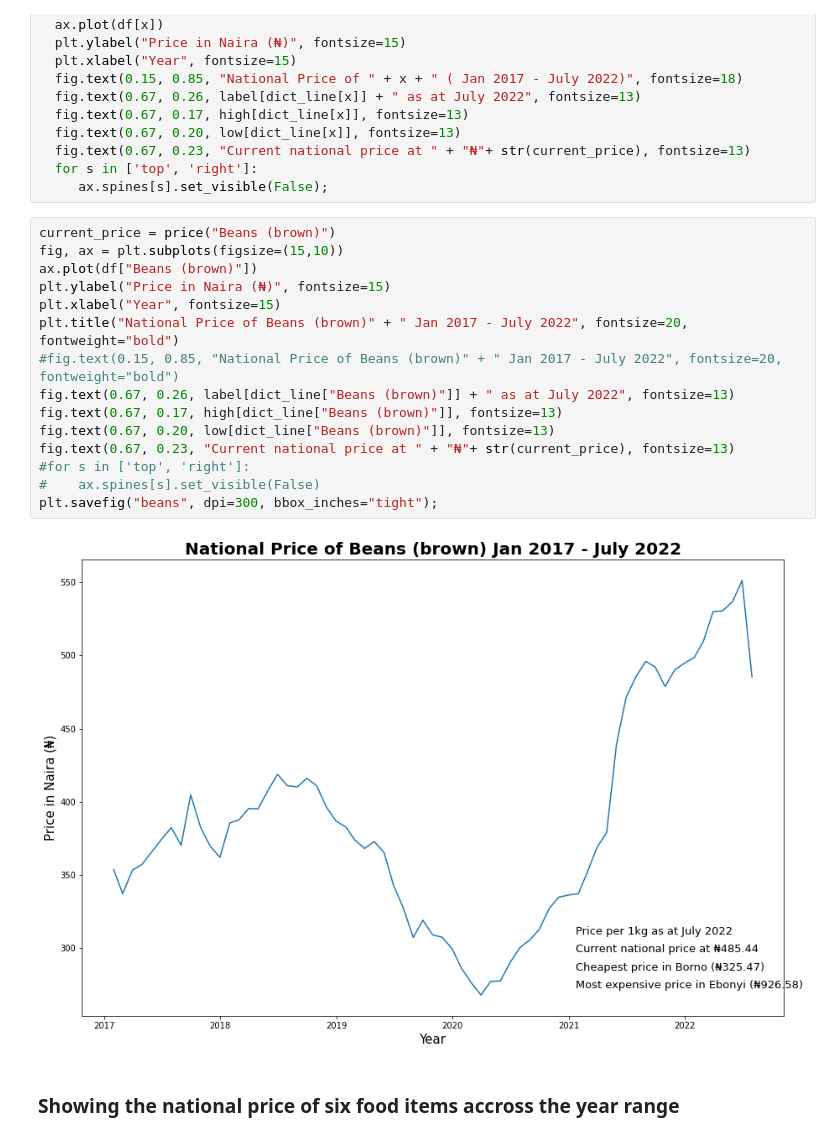
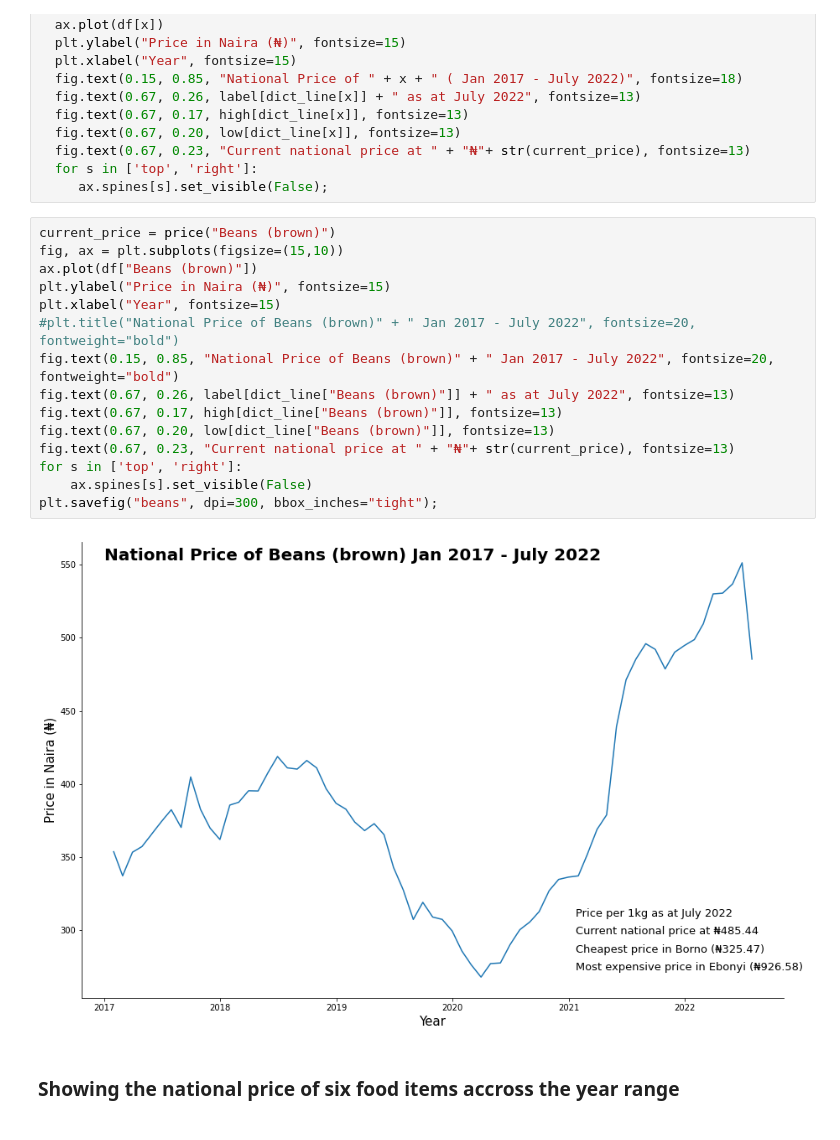
Before and after one commit to TheBlueZayn/Analysis-of-Nigerian-Food-Prices, a Jupyter notebook: prices.ipynb, the cells around one changed output. Drawn from its saved outputs; the diff is of its cells as text.

```diff
--- a/prices.ipynb
+++ b/prices.ipynb
@@ -138,20 +138,20 @@ def line(x):
 # %%
 current_price = price("Beans (brown)")
 fig, ax = plt.subplots(figsize=(15,10))
 ax.plot(df["Beans (brown)"])
 plt.ylabel("Price in Naira (₦)", fontsize=15)
 plt.xlabel("Year", fontsize=15)
-plt.title("National Price of Beans (brown)" + " Jan 2017 - July 2022", fontsize=20, fontweight="bold")
-#fig.text(0.15, 0.85, "National Price of Beans (brown)" + " Jan 2017 - July 2022", fontsize=20, fontweight="bold")
+#plt.title("National Price of Beans (brown)" + " Jan 2017 - July 2022", fontsize=20, fontweight="bold")
+fig.text(0.15, 0.85, "National Price of Beans (brown)" + " Jan 2017 - July 2022", fontsize=20, fontweight="bold")
 fig.text(0.67, 0.26, label[dict_line["Beans (brown)"]] + " as at July 2022", fontsize=13)
 fig.text(0.67, 0.17, high[dict_line["Beans (brown)"]], fontsize=13)
 fig.text(0.67, 0.20, low[dict_line["Beans (brown)"]], fontsize=13)
 fig.text(0.67, 0.23, "Current national price at " + "₦"+ str(current_price), fontsize=13)
-#for s in ['top', 'right']:
-#    ax.spines[s].set_visible(False)
+for s in ['top', 'right']:
+    ax.spines[s].set_visible(False)
 plt.savefig("beans", dpi=300, bbox_inches="tight");
 # %% [output]
-[figure, old version]
+[figure, new version]
 # %% [markdown]
 ### **Showing the national price of six food items accross the year range**
 # %%
```
Also changed, not shown: 3 other files.
